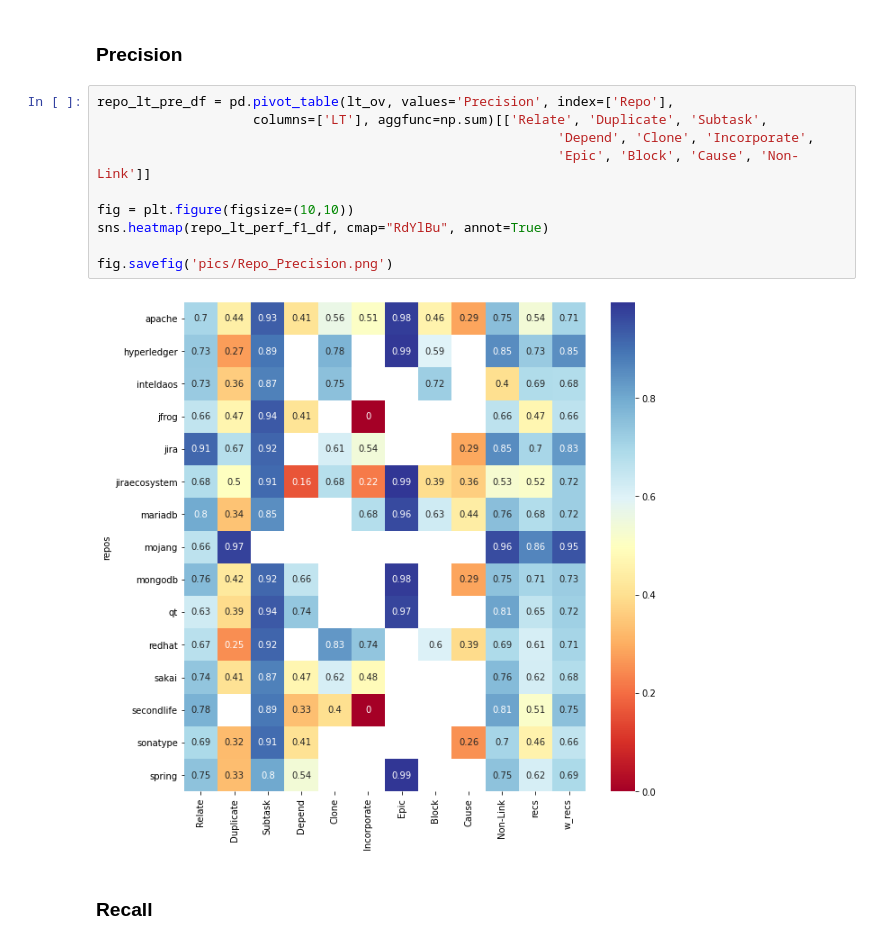
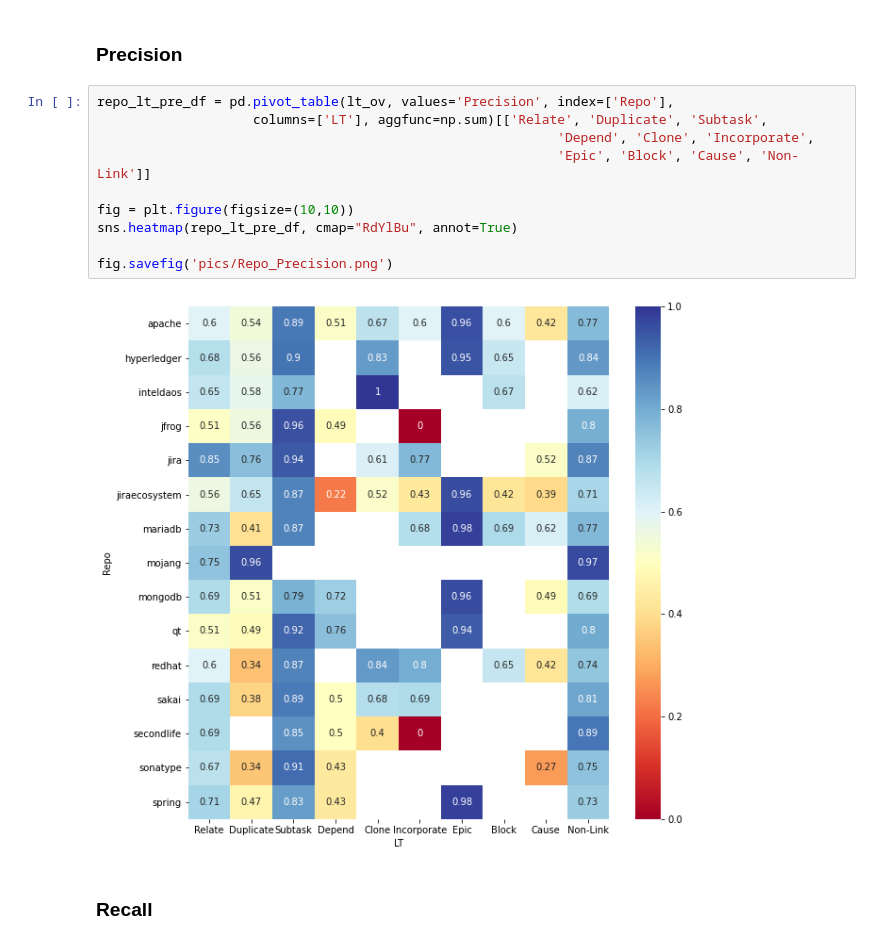
Before and after one commit to RegenKordel/LYNX-TypedLinkDetection, a Jupyter notebook: BERT_results_correlations.ipynb, the cells around one changed output. Cells and saved outputs as stored; diff of their text form.

```diff
--- a/BERT_results_correlations.ipynb
+++ b/BERT_results_correlations.ipynb
@@ -674,15 +668,15 @@ Standard Dev. &   verybad 0.08 &   verybad 0.17 &   verybad 0.04 &  verybad 0.15
 # %%
 repo_lt_pre_df = pd.pivot_table(lt_ov, values='Precision', index=['Repo'],
                     columns=['LT'], aggfunc=np.sum)[['Relate', 'Duplicate', 'Subtask',
                                                            'Depend', 'Clone', 'Incorporate',
                                                            'Epic', 'Block', 'Cause', 'Non-Link']]
 
 fig = plt.figure(figsize=(10,10))
-sns.heatmap(repo_lt_perf_f1_df, cmap="RdYlBu", annot=True)
+sns.heatmap(repo_lt_pre_df, cmap="RdYlBu", annot=True)
 
 fig.savefig('pics/Repo_Precision.png')
 # %% [output]
-[figure, old version]
+[figure, new version]
 # %% [markdown]
 ### Recall
 # %%
```
Also changed, not shown: parts of 10 cells of this notebook, 8 other files.
